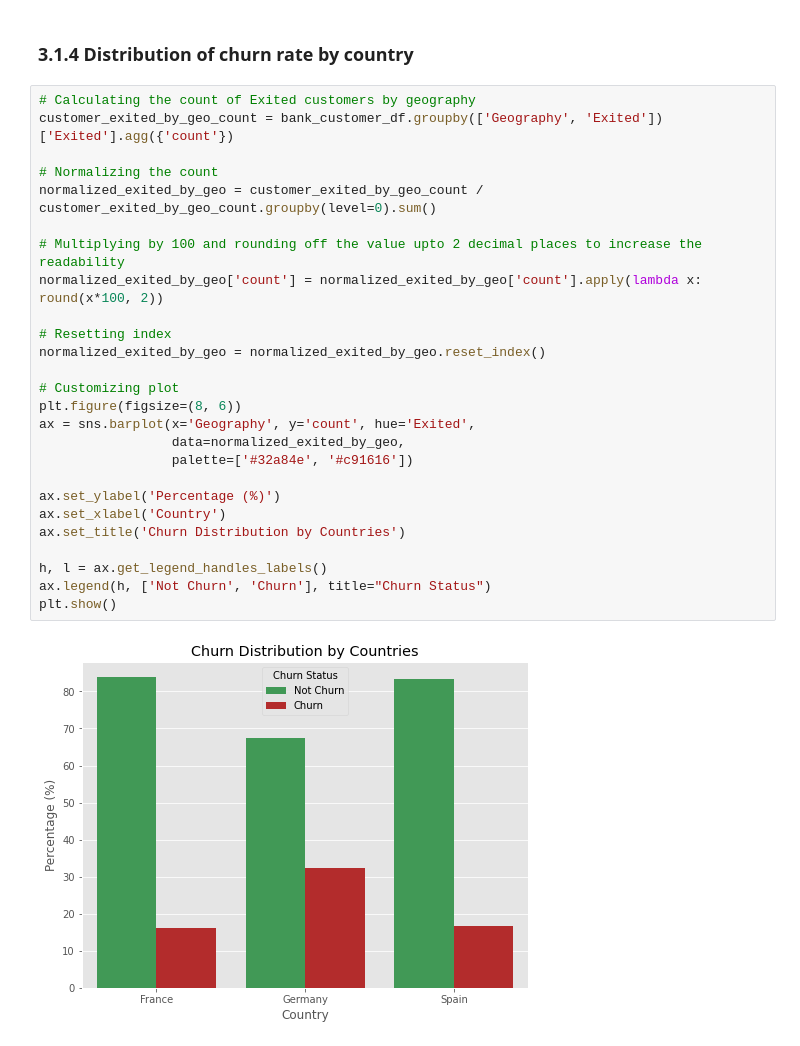
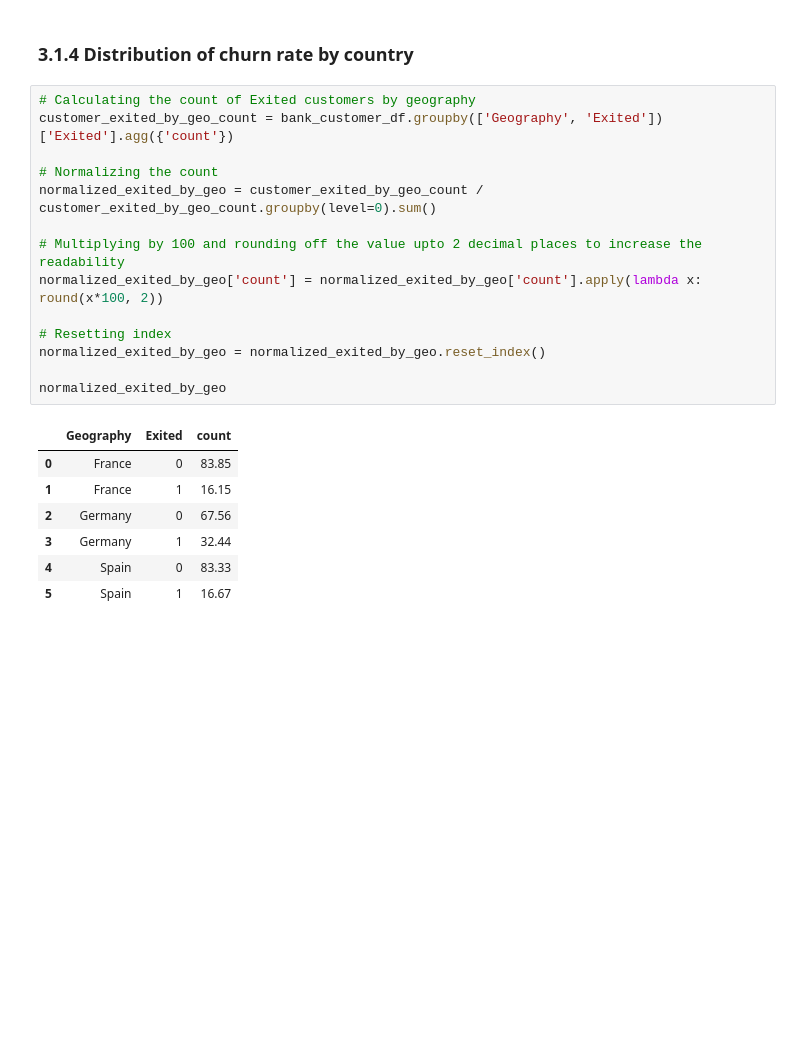
Before and after one commit to sank3t/Bank-Customer-Churn, a Jupyter notebook: EDA - Bank Customer Churn.ipynb, the cells around one changed output. Drawn from its saved outputs; the diff is of its cells as text; blank space fills up the shorter version.

```diff
--- a/EDA - Bank Customer Churn.ipynb
+++ b/EDA - Bank Customer Churn.ipynb
@@ -188,28 +188,22 @@ plt.show()
 # %%
 # Calculating the count of Exited customers by geography
 customer_exited_by_geo_count = bank_customer_df.groupby(['Geography', 'Exited'])['Exited'].agg({'count'})
 
 # Normalizing the count
 normalized_exited_by_geo = customer_exited_by_geo_count / customer_exited_by_geo_count.groupby(level=0).sum()
 
 # Multiplying by 100 and rounding off the value upto 2 decimal places to increase the readability
 normalized_exited_by_geo['count'] = normalized_exited_by_geo['count'].apply(lambda x: round(x*100, 2))
 
 # Resetting index
 normalized_exited_by_geo = normalized_exited_by_geo.reset_index()
 
-# Customizing plot
-plt.figure(figsize=(8, 6))
-ax = sns.barplot(x='Geography', y='count', hue='Exited',
-                 data=normalized_exited_by_geo,
-                 palette=['#32a84e', '#c91616'])
-
-ax.set_ylabel('Percentage (%)')
-ax.set_xlabel('Country')
-ax.set_title('Churn Distribution by Countries')
-
-h, l = ax.get_legend_handles_labels()
-ax.legend(h, ['Not Churn', 'Churn'], title="Churn Status")
-plt.show()
+normalized_exited_by_geo
 # %% [output]
-[figure, removed]
+|  | Geography | Exited | count |
+| 0 | France | 0 | 83.85 |
+| 1 | France | 1 | 16.15 |
+| 2 | Germany | 0 | 67.56 |
+| 3 | Germany | 1 | 32.44 |
+| 4 | Spain | 0 | 83.33 |
+| 5 | Spain | 1 | 16.67 |
```
Also changed, not shown: parts of 6 cells of this notebook.
